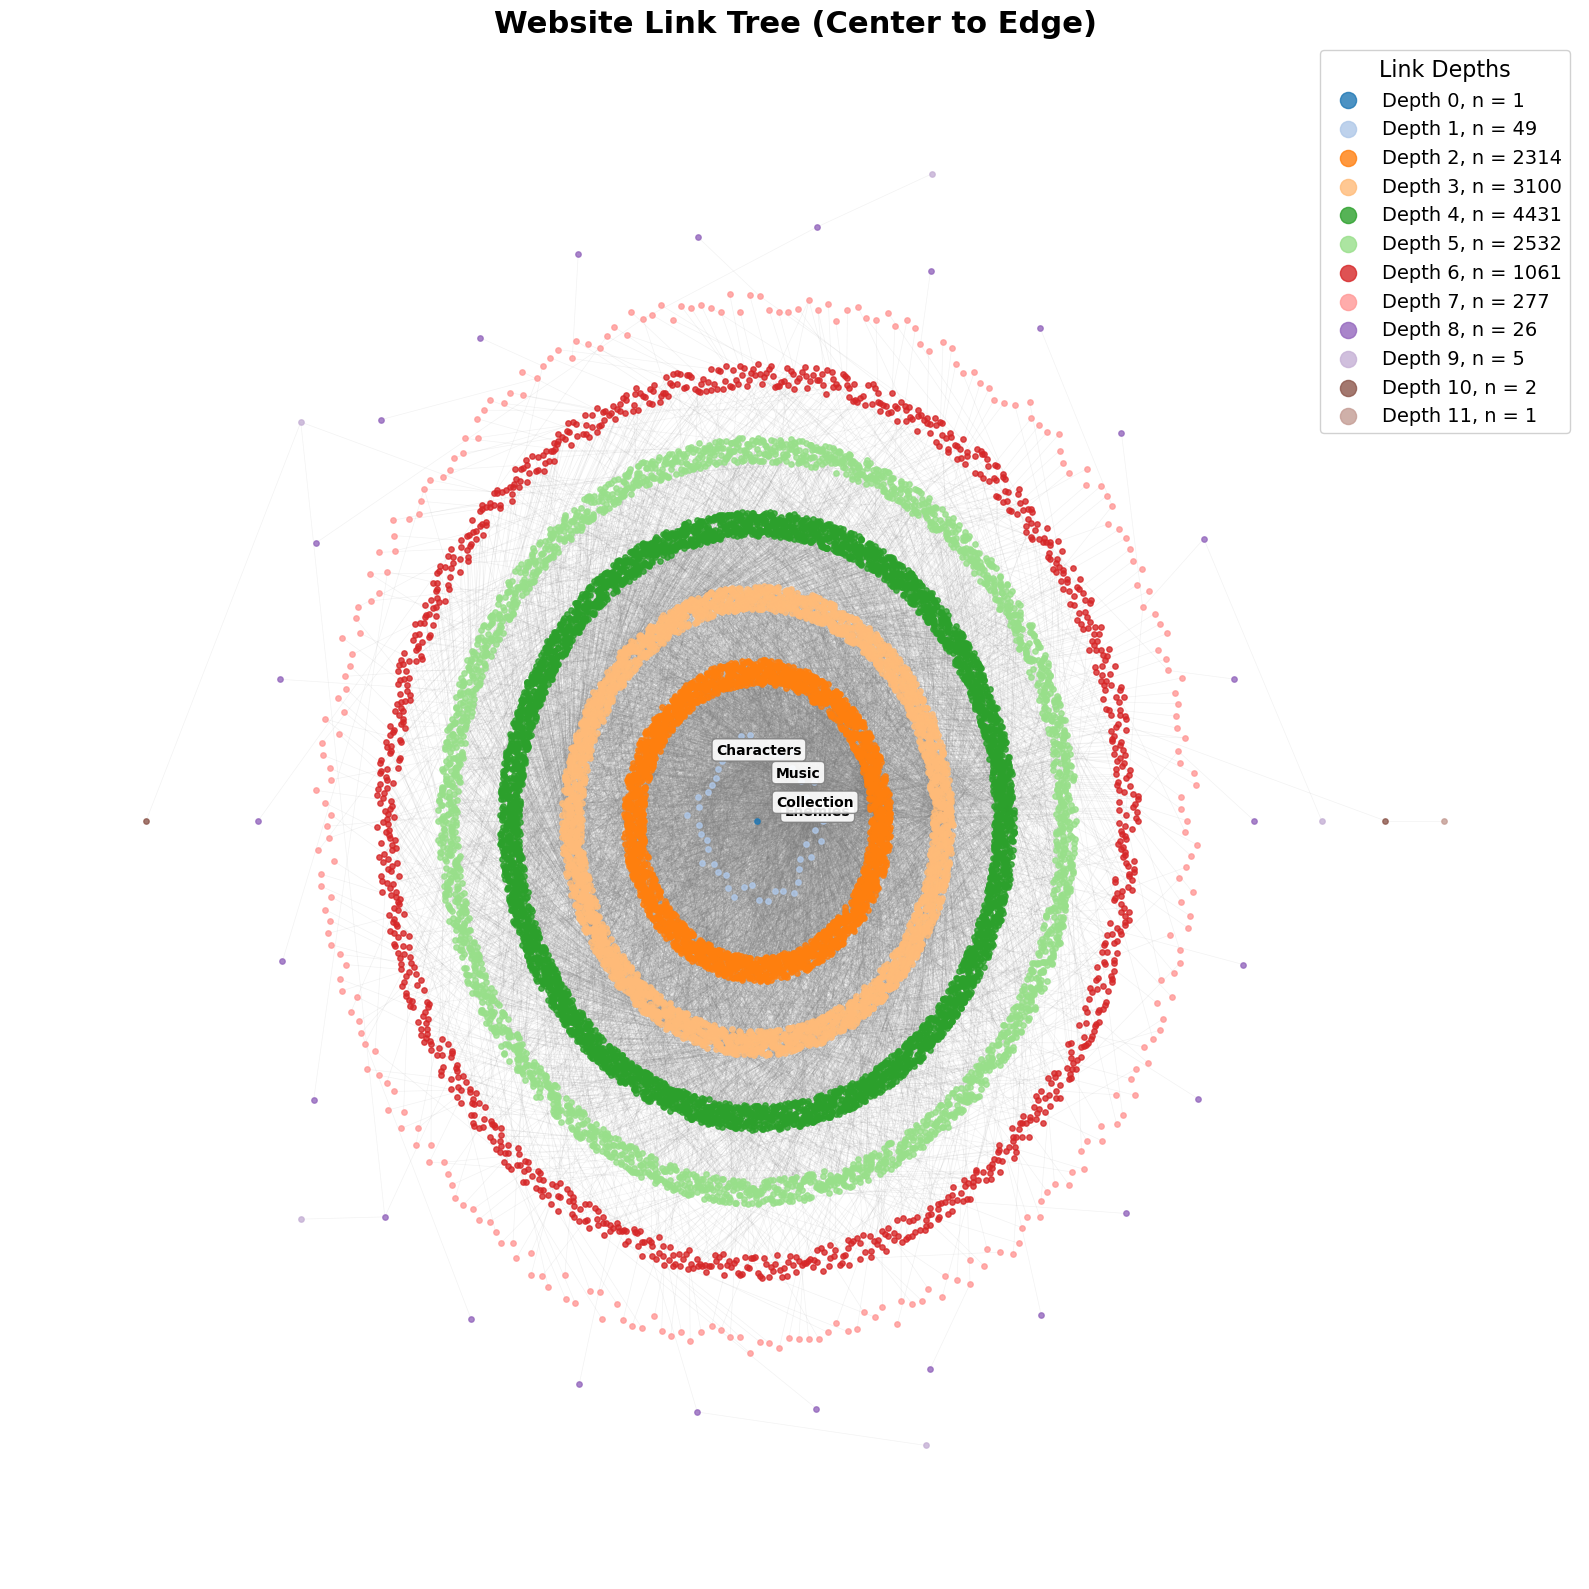
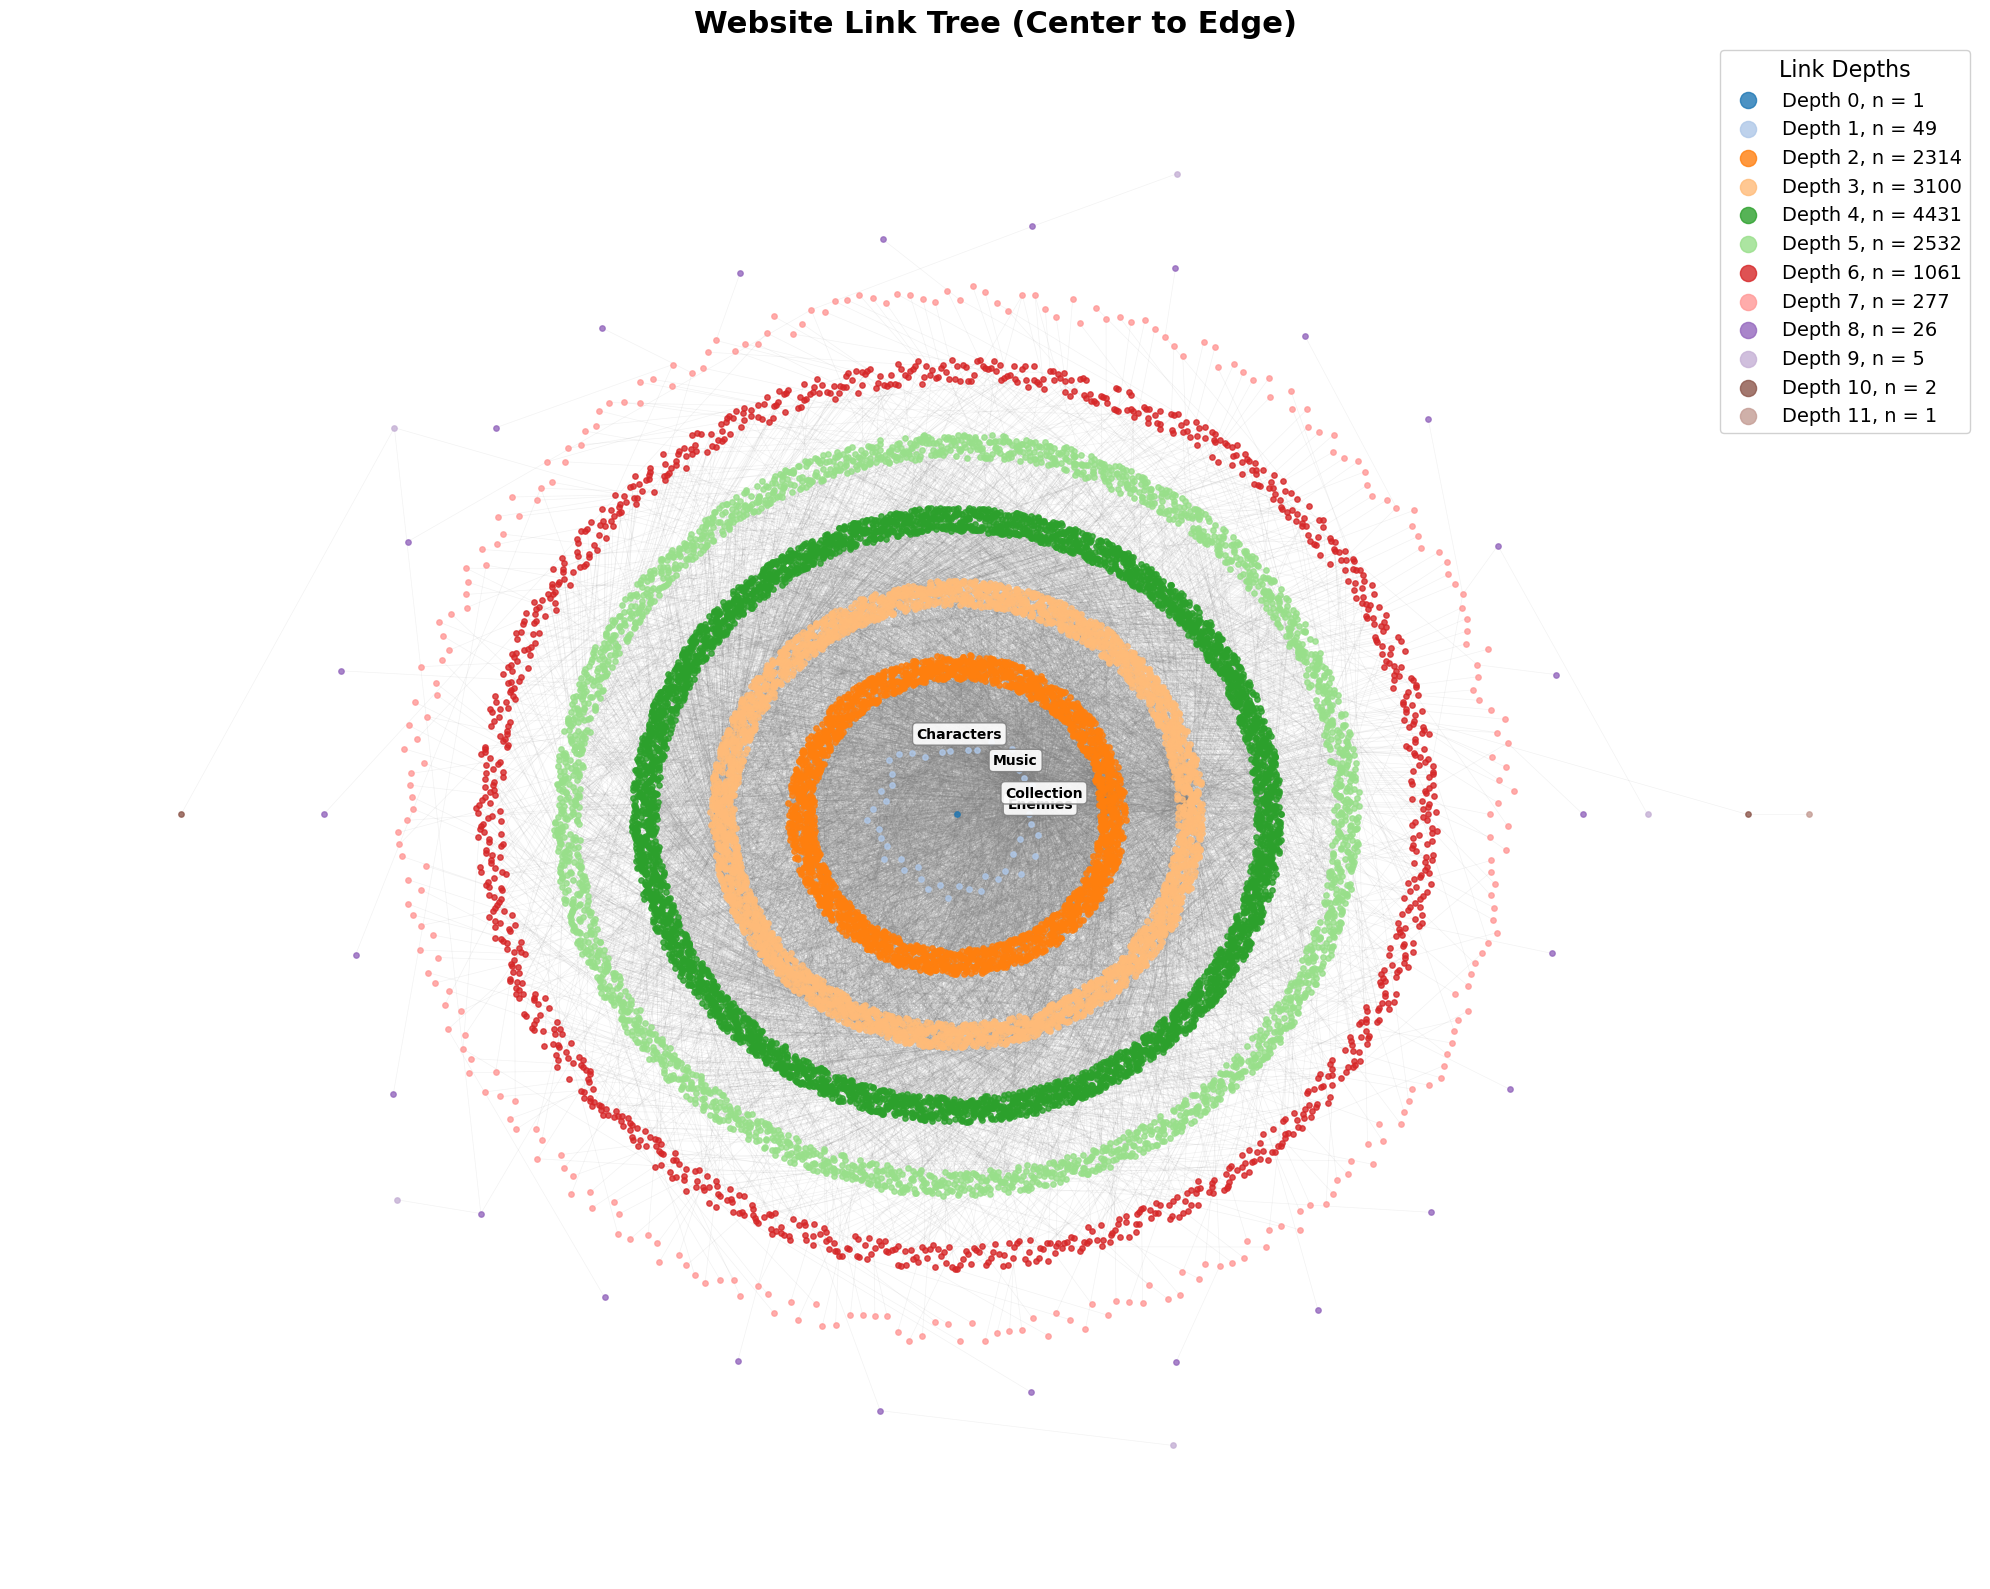
The notebook cell's code change between the first figure and the second:
--- before
+++ after
@@ -59,5 +59,5 @@
             pos[node] = (x, y)
 
-plt.figure(figsize=(16, 16)) 
+plt.figure(figsize=(20, 16)) 
 
 nx.draw_networkx_edges(G, pos, alpha=0.1, width=0.5, edge_color='gray', arrows=False)

Commit: final version v2